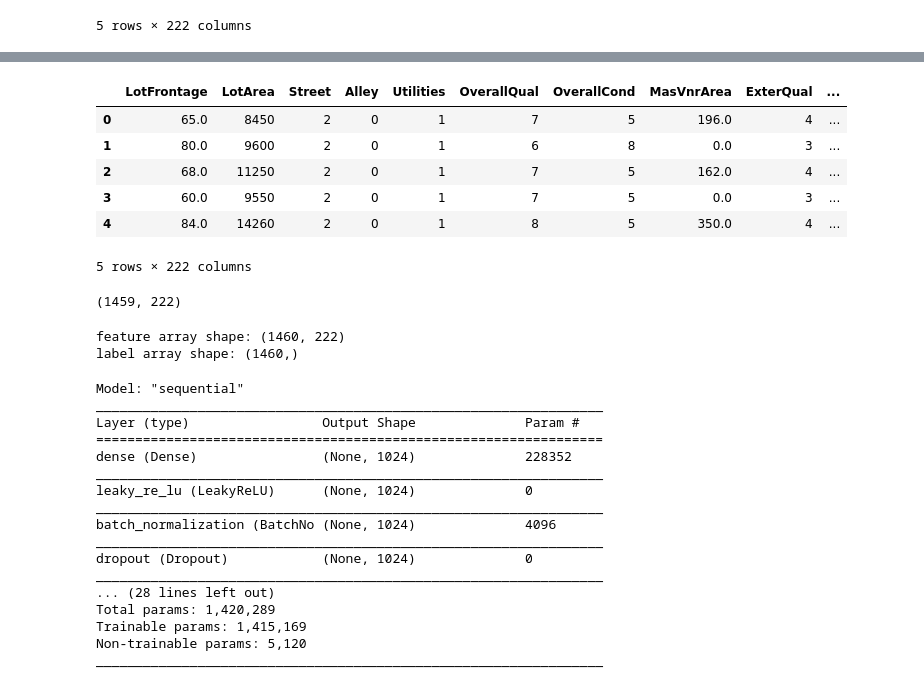
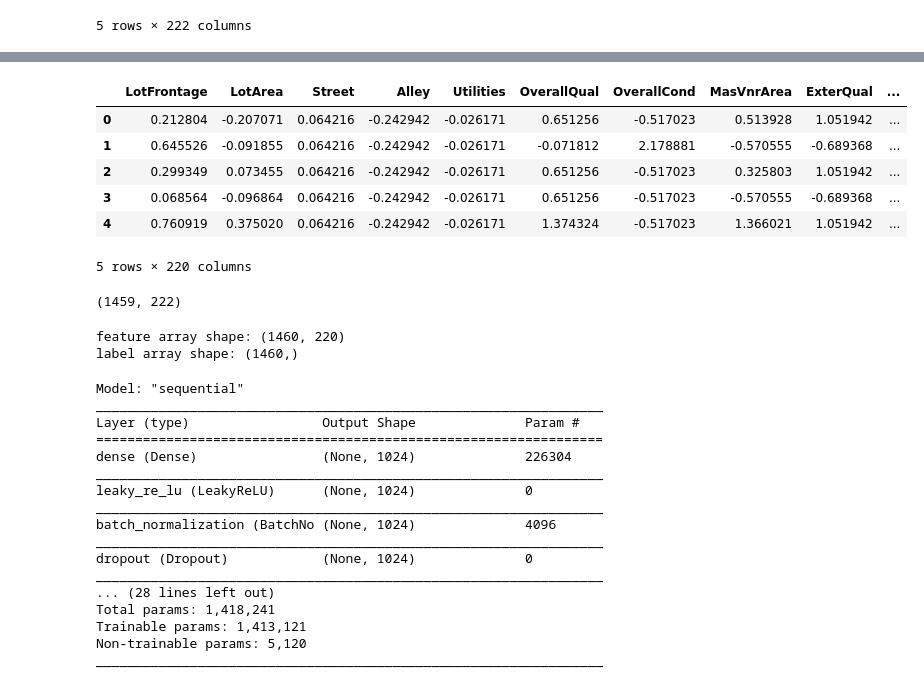
Before and after one commit to galib96/housing-price-prediction-regression, a Jupyter notebook: Housing Price Prediction Kaggle data set.ipynb, the cells around one changed output, grey strips where cells are left out. Drawn from its saved outputs; the diff is of its cells as text; code cells hidden in the pictures.

```diff
--- a/Housing Price Prediction Kaggle data set.ipynb
+++ b/Housing Price Prediction Kaggle data set.ipynb
@@ -413,26 +350,33 @@ df_train.head()
 df_train = df_train.apply(pd.to_numeric)
 df_test = df_test.apply(pd.to_numeric)
 
-# norm_mean = df_train.mean()
-# norm_std = df_train.std()
+norm_mean = df_train.mean()
+norm_std = df_train.std()
 
-# df_train_norm = (df_train - norm_mean)/norm_std
-# df_test_norm = (df_test - norm_mean)/norm_std
+df_train_norm = (df_train - norm_mean)/norm_std
+df_test_norm = (df_test - norm_mean)/norm_std
+
+mean_price = Y.mean()
+std_price = Y.std()
+Y = (Y-Y.mean())/Y.std()
+# %%
+df_test_norm.dropna(axis='columns', inplace=True)
+df_train_norm.dropna(axis='columns', inplace=True)
 # %%
 # Extracting input features from training set
 
 last_index = df_train.shape[1] - 1
 # X = df_train.iloc[:,:last_index]
-X = df_train.copy()
+X = df_train_norm.copy()
 X.head()
 # %% [output]
 |  | LotFrontage | LotArea | Street | Alley | Utilities | OverallQual | OverallCond | MasVnrArea | ExterQual | ... |
-| 0 | 65.0 | 8450 | 2 | 0 | 1 | 7 | 5 | 196.0 | 4 | ... |
-| 1 | 80.0 | 9600 | 2 | 0 | 1 | 6 | 8 | 0.0 | 3 | ... |
-| 2 | 68.0 | 11250 | 2 | 0 | 1 | 7 | 5 | 162.0 | 4 | ... |
-| 3 | 60.0 | 9550 | 2 | 0 | 1 | 7 | 5 | 0.0 | 3 | ... |
-| 4 | 84.0 | 14260 | 2 | 0 | 1 | 8 | 5 | 350.0 | 4 | ... |
+| 0 | 0.212804 | -0.207071 | 0.064216 | -0.242942 | -0.026171 | 0.651256 | -0.517023 | 0.513928 | 1.051942 | ... |
+| 1 | 0.645526 | -0.091855 | 0.064216 | -0.242942 | -0.026171 | -0.071812 | 2.178881 | -0.570555 | -0.689368 | ... |
+| 2 | 0.299349 | 0.073455 | 0.064216 | -0.242942 | -0.026171 | 0.651256 | -0.517023 | 0.325803 | 1.051942 | ... |
+| 3 | 0.068564 | -0.096864 | 0.064216 | -0.242942 | -0.026171 | 0.651256 | -0.517023 | -0.570555 | -0.689368 | ... |
+| 4 | 0.760919 | 0.375020 | 0.064216 | -0.242942 | -0.026171 | 1.374324 | -0.517023 | 1.366021 | 1.051942 | ... |
-5 rows × 222 columns
+5 rows × 220 columns
 # %%
 df_test.shape
 # %% [output]
@@ -445,5 +389,5 @@ y_arr = Y.values
 print('feature array shape:', x_arr.shape)
 print('label array shape:', y_arr.shape)
 # %% [output]
-feature array shape: (1460, 222)
+feature array shape: (1460, 220)
 label array shape: (1460,)
@@ -467,7 +413,7 @@ def get_model():
         Dense(512),
         LeakyReLU(),
         BatchNormalization(),
-        Dropout(0.1),
+        Dropout(0.15),
 
         Dense(512),
         LeakyReLU(),
@@ -492,7 +438,7 @@ Model: "sequential"
 _________________________________________________________________
 Layer (type)                 Output Shape              Param #
 =================================================================
-dense (Dense)                (None, 1024)              228352
+dense (Dense)                (None, 1024)              226304
 _________________________________________________________________
 leaky_re_lu (LeakyReLU)      (None, 1024)              0
 _________________________________________________________________
@@ -501,8 +447,8 @@ _________________________________________________________________
 dropout (Dropout)            (None, 1024)              0
 _________________________________________________________________
 ... (28 lines left out)
-Total params: 1,420,289
-Trainable params: 1,415,169
+Total params: 1,418,241
+Trainable params: 1,413,121
 Non-trainable params: 5,120
 _________________________________________________________________
 # %%
```
Also changed, not shown: parts of 11 cells of this notebook.
